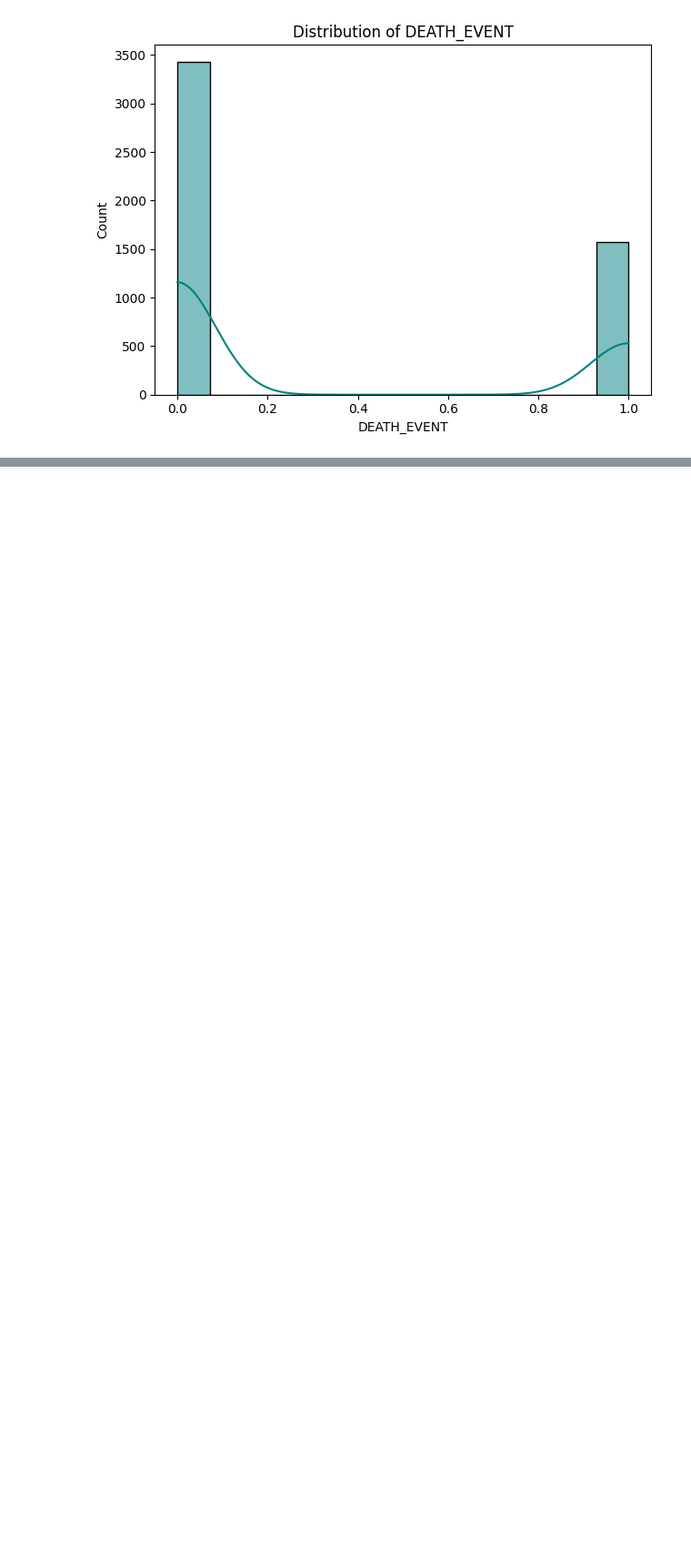
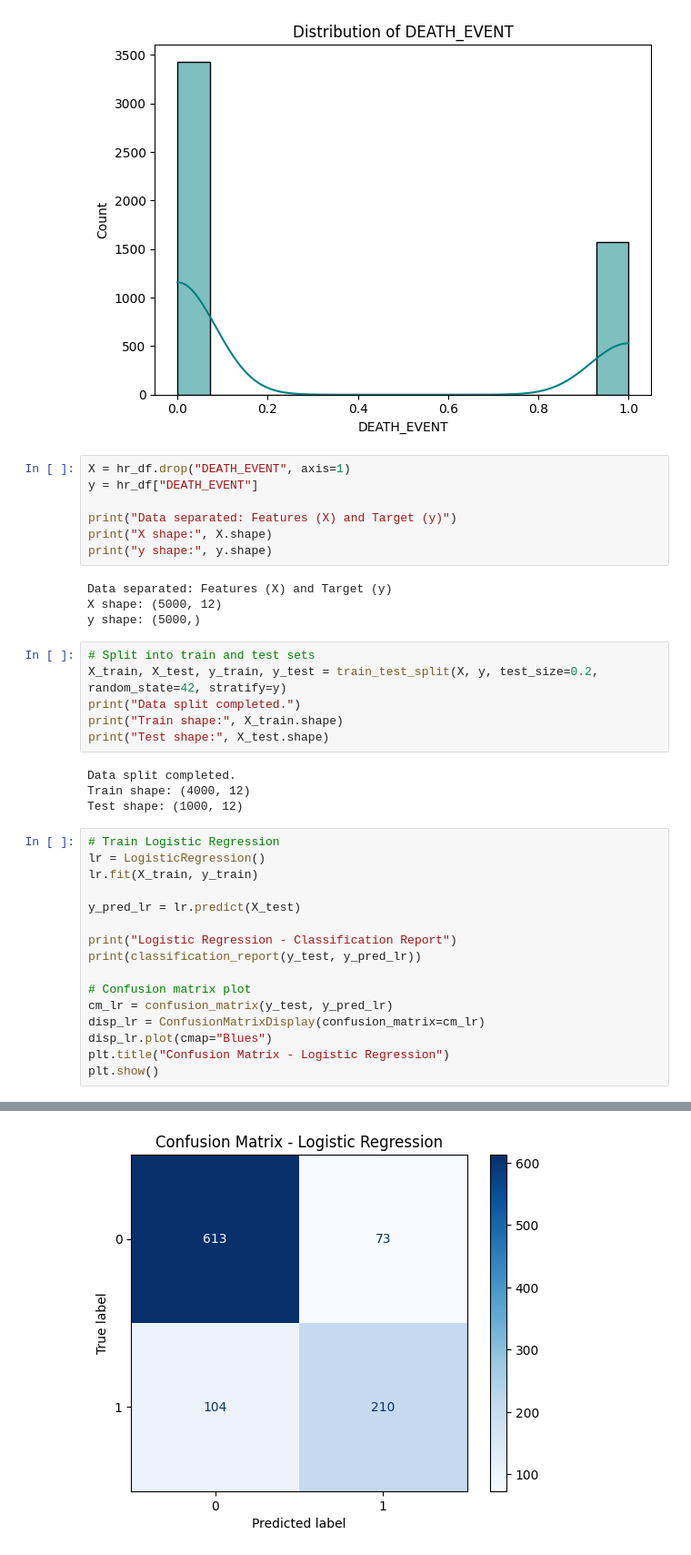
Before and after one commit to SaddiManisha/heart_failure_perdiction_ML, a Jupyter notebook: Heart_failure_prediction_ML.ipynb, the cells around one changed output, grey strips where cells are left out. Shown at 91% size. Drawn from its saved outputs; the diff is of its cells as text; blank space fills up the shorter version.

```diff
--- a/Heart_failure_prediction_ML.ipynb
+++ b/Heart_failure_prediction_ML.ipynb
@@ -130,3 +138,41 @@ for col in num_cols:
 [figure]
 [figure]
 [figure]
+# %%
+X = hr_df.drop("DEATH_EVENT", axis=1)
+y = hr_df["DEATH_EVENT"]
+
+print("Data separated: Features (X) and Target (y)")
+print("X shape:", X.shape)
+print("y shape:", y.shape)
+# %% [output]
+Data separated: Features (X) and Target (y)
+X shape: (5000, 12)
+y shape: (5000,)
+# %%
+# Split into train and test sets
+X_train, X_test, y_train, y_test = train_test_split(X, y, test_size=0.2, random_state=42, stratify=y)
+print("Data split completed.")
+print("Train shape:", X_train.shape)
+print("Test shape:", X_test.shape)
+# %% [output]
+Data split completed.
+Train shape: (4000, 12)
+Test shape: (1000, 12)
+# %%
+# Train Logistic Regression
+lr = LogisticRegression()
+lr.fit(X_train, y_train)
+
+y_pred_lr = lr.predict(X_test)
+
+print("Logistic Regression - Classification Report")
+print(classification_report(y_test, y_pred_lr))
+
+# Confusion matrix plot
+cm_lr = confusion_matrix(y_test, y_pred_lr)
+disp_lr = ConfusionMatrixDisplay(confusion_matrix=cm_lr)
+disp_lr.plot(cmap="Blues")
+plt.title("Confusion Matrix - Logistic Regression")
+plt.show()
+# %% [output]
@@ -132,0 +195 @@ for col in num_cols:
+[figure, added]
```
Also changed, not shown: parts of 4 cells of this notebook.
